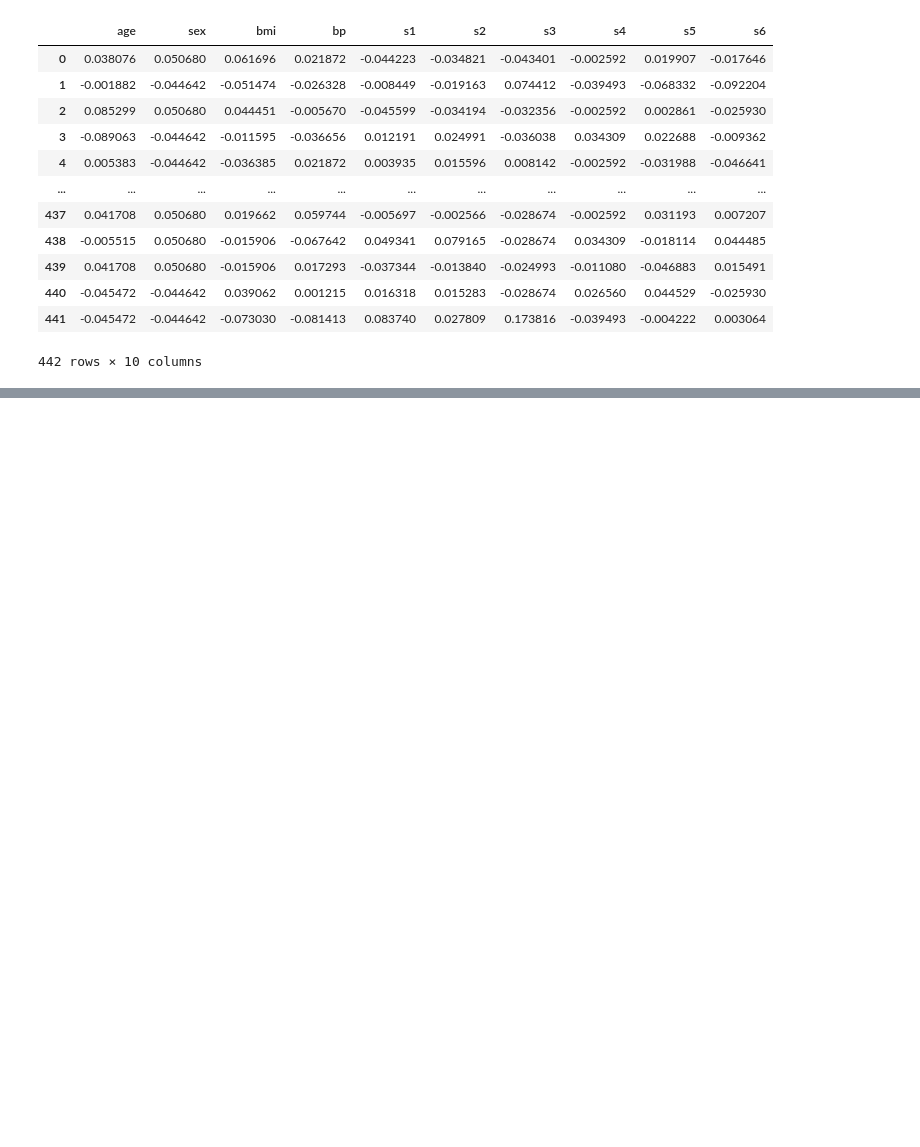
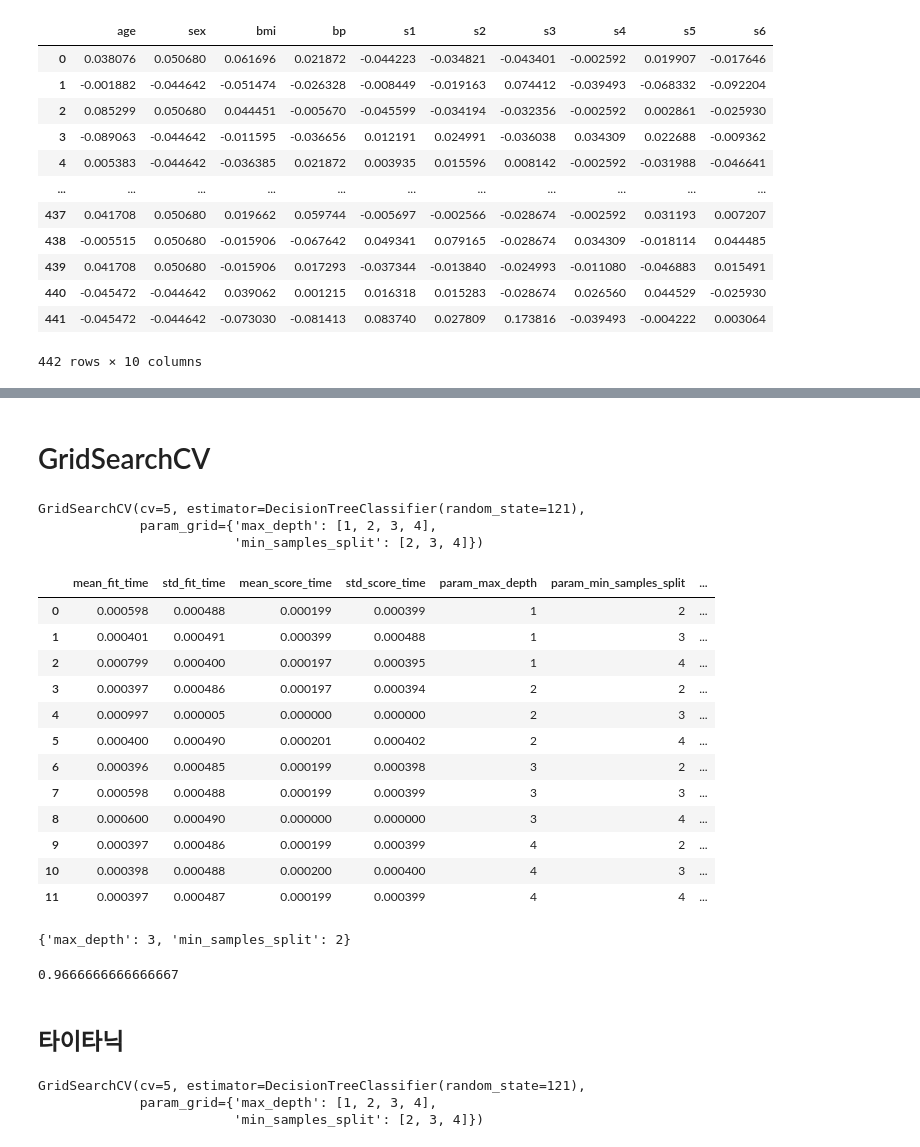
Before and after one commit to Clear-head/hipython_repo, a Jupyter notebook: 31_사이킷런.ipynb, the cells around one changed output, grey strips where cells are left out. Cells and saved outputs as stored; diff of their text form; code cells hidden in the pictures; blank space fills up the shorter version.

```diff
--- a/31_사이킷런.ipynb
+++ b/31_사이킷런.ipynb
@@ -30,0 +43,7 @@ df
+# %%
+# 1. 수집
+
+from sklearn.datasets import load_iris
+
+iris = load_iris()
+iris
@@ -30,0 +227,44 @@ df
+# %% [markdown]
+# GridSearchCV
+# %%
+x_train, x_test, y_train, y_test = train_test_split(iris.data, iris.target, test_size=0.2, random_state=121)
+# %%
+from sklearn.model_selection import GridSearchCV
+
+dt_clf2 = dtc(random_state=121)
+
+params = {'max_depth' : [1, 2, 3, 4], 'min_samples_split' : [2, 3, 4]}
+grid_dtree = GridSearchCV(dt_clf2, param_grid=params, cv=5, refit=True)
+
+grid_dtree.fit(x_train, y_train)
+# %% [output]
+GridSearchCV(cv=5, estimator=DecisionTreeClassifier(random_state=121),
+             param_grid={'max_depth': [1, 2, 3, 4],
+                         'min_samples_split': [2, 3, 4]})
+# %%
+pd.DataFrame(grid_dtree.cv_results_)
+# %% [output]
+|  | mean_fit_time | std_fit_time | mean_score_time | std_score_time | param_max_depth | param_min_samples_split | ... |
+| 0 | 0.000598 | 0.000488 | 0.000199 | 0.000399 | 1 | 2 | ... |
+| 1 | 0.000401 | 0.000491 | 0.000399 | 0.000488 | 1 | 3 | ... |
+| 2 | 0.000799 | 0.000400 | 0.000197 | 0.000395 | 1 | 4 | ... |
+| 3 | 0.000397 | 0.000486 | 0.000197 | 0.000394 | 2 | 2 | ... |
+| 4 | 0.000997 | 0.000005 | 0.000000 | 0.000000 | 2 | 3 | ... |
+| 5 | 0.000400 | 0.000490 | 0.000201 | 0.000402 | 2 | 4 | ... |
+| 6 | 0.000396 | 0.000485 | 0.000199 | 0.000398 | 3 | 2 | ... |
+| 7 | 0.000598 | 0.000488 | 0.000199 | 0.000399 | 3 | 3 | ... |
+| 8 | 0.000600 | 0.000490 | 0.000000 | 0.000000 | 3 | 4 | ... |
+| 9 | 0.000397 | 0.000486 | 0.000199 | 0.000399 | 4 | 2 | ... |
+| 10 | 0.000398 | 0.000488 | 0.000200 | 0.000400 | 4 | 3 | ... |
+| 11 | 0.000397 | 0.000487 | 0.000199 | 0.000399 | 4 | 4 | ... |
+# %%
+grid_dtree.best_params_
+# %% [output]
+{'max_depth': 3, 'min_samples_split': 2}
+# %%
+pred = grid_dtree.predict(x_test)
+accuracy_score(y_test, pred)
+# %% [output]
+0.9666666666666667
+# %% [markdown]
+## 타이타닉
@@ -30,0 +273,13 @@ df
+# %%
+from sklearn.model_selection import GridSearchCV
+
+dt_clf2 = dtc(random_state=121)
+
+params = {'max_depth' : [1, 2, 3, 4], 'min_samples_split' : [2, 3, 4]}
+grid_dtree = GridSearchCV(dt_clf2, param_grid=params, cv=5, refit=True)
+
+grid_dtree.fit(x_train, y_train)
+# %% [output]
+GridSearchCV(cv=5, estimator=DecisionTreeClassifier(random_state=121),
+             param_grid={'max_depth': [1, 2, 3, 4],
+                         'min_samples_split': [2, 3, 4]})
```
Also changed, not shown: parts of 38 cells of this notebook, 2 other files.
